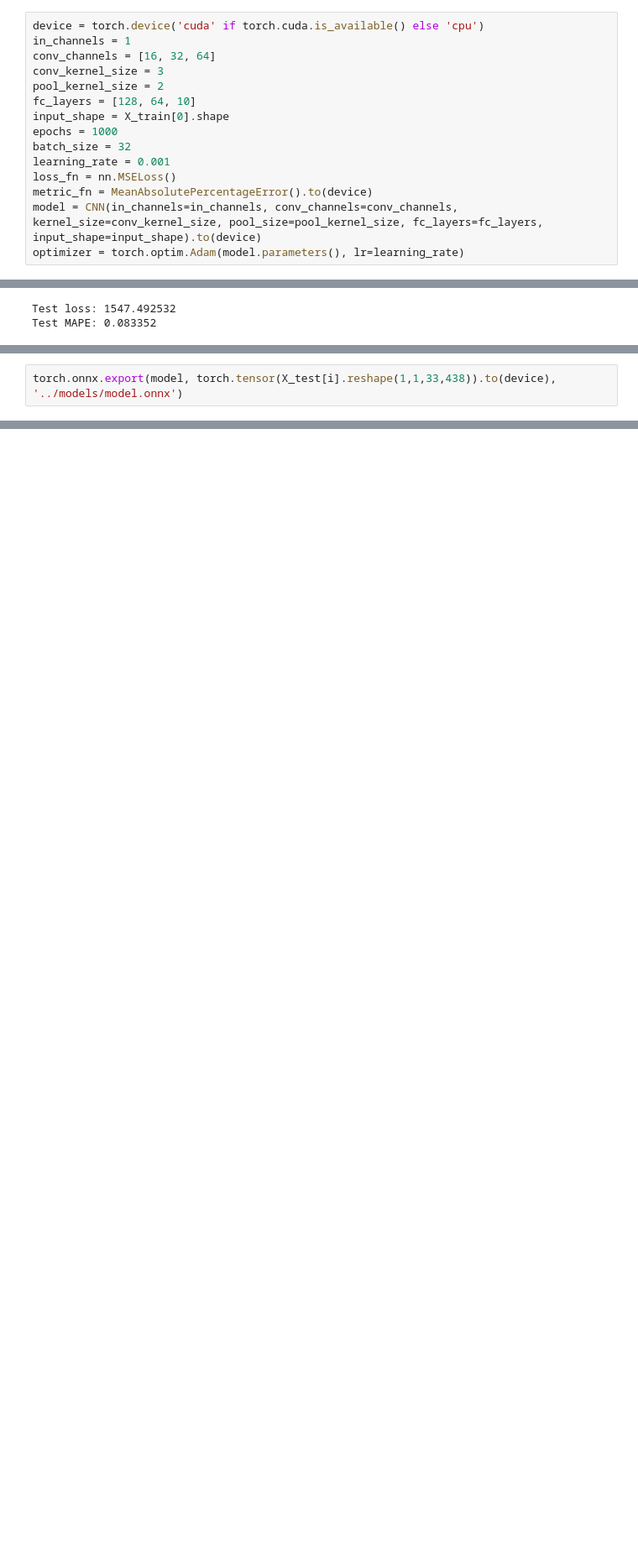
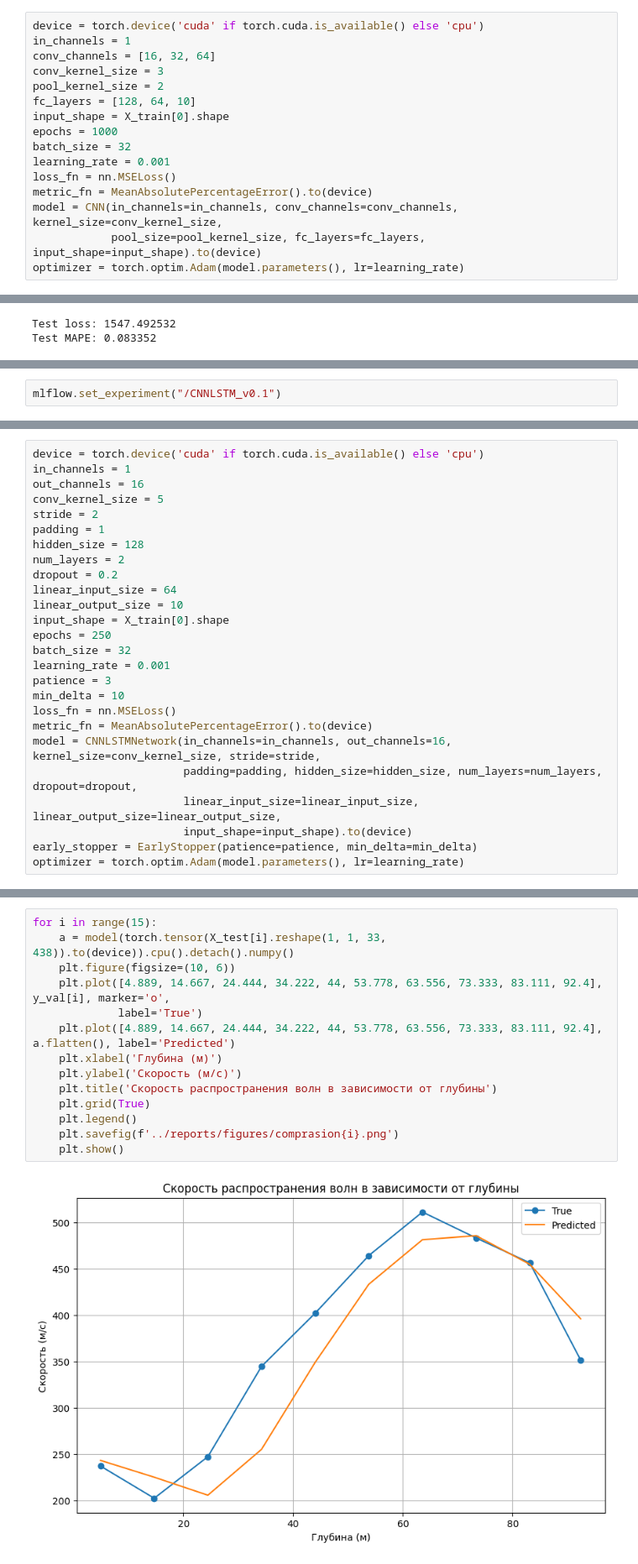
Before and after one commit to ViKarp/seysmo, a Jupyter notebook: notebooks/second_phase.ipynb, the cells around one changed output, grey strips where cells are left out. Shown at 84% size. Cells and saved outputs as stored; diff of their text form; blank space fills up the shorter version.

Commit message:
new experiment with lstm

```diff
--- a/notebooks/second_phase.ipynb
+++ b/notebooks/second_phase.ipynb
@@ -57,7 +57,8 @@ batch_size = 32
 learning_rate = 0.001
 loss_fn = nn.MSELoss()
 metric_fn = MeanAbsolutePercentageError().to(device)
-model = CNN(in_channels=in_channels, conv_channels=conv_channels, kernel_size=conv_kernel_size, pool_size=pool_kernel_size, fc_layers=fc_layers, input_shape=input_shape).to(device)
+model = CNN(in_channels=in_channels, conv_channels=conv_channels, kernel_size=conv_kernel_size,
+            pool_size=pool_kernel_size, fc_layers=fc_layers, input_shape=input_shape).to(device)
 optimizer = torch.optim.Adam(model.parameters(), lr=learning_rate)
 # %%
 input_shape
@@ -192,2 +184,2 @@ for i in range(15):
 # %%
-torch.onnx.export(model, torch.tensor(X_test[i].reshape(1,1,33,438)).to(device), '../models/model.onnx')
+mlflow.set_experiment("/CNNLSTM_v0.1")
@@ -193,0 +205,26 @@ torch.onnx.export(model, torch.tensor(X_test[i].reshape(1,1,33,438)).to(device),
+# %%
+device = torch.device('cuda' if torch.cuda.is_available() else 'cpu')
+in_channels = 1
+out_channels = 16
+conv_kernel_size = 5
+stride = 2
+padding = 1
+hidden_size = 128
+num_layers = 2
+dropout = 0.2
+linear_input_size = 64
+linear_output_size = 10
+input_shape = X_train[0].shape
+epochs = 250
+batch_size = 32
+learning_rate = 0.001
+patience = 3
+min_delta = 10
+loss_fn = nn.MSELoss()
+metric_fn = MeanAbsolutePercentageError().to(device)
+model = CNNLSTMNetwork(in_channels=in_channels, out_channels=16, kernel_size=conv_kernel_size, stride=stride,
+                       padding=padding, hidden_size=hidden_size, num_layers=num_layers, dropout=dropout,
+                       linear_input_size=linear_input_size, linear_output_size=linear_output_size,
+                       input_shape=input_shape).to(device)
+early_stopper = EarlyStopper(patience=patience, min_delta=min_delta)
+optimizer = torch.optim.Adam(model.parameters(), lr=learning_rate)
@@ -193,0 +310,16 @@ torch.onnx.export(model, torch.tensor(X_test[i].reshape(1,1,33,438)).to(device),
+# %%
+for i in range(15):
+    a = model(torch.tensor(X_test[i].reshape(1, 1, 33, 438)).to(device)).cpu().detach().numpy()
+    plt.figure(figsize=(10, 6))
+    plt.plot([4.889, 14.667, 24.444, 34.222, 44, 53.778, 63.556, 73.333, 83.111, 92.4], y_val[i], marker='o',
+             label='True')
+    plt.plot([4.889, 14.667, 24.444, 34.222, 44, 53.778, 63.556, 73.333, 83.111, 92.4], a.flatten(), label='Predicted')
+    plt.xlabel('Глубина (м)')
+    plt.ylabel('Скорость (м/с)')
+    plt.title('Скорость распространения волн в зависимости от глубины')
+    plt.grid(True)
+    plt.legend()
+    plt.savefig(f'../reports/figures/comprasion{i}.png')
+    plt.show()
+# %% [output]
+[figure, added]
```
Also changed, not shown: parts of 10 cells of this notebook, 6 other files.
